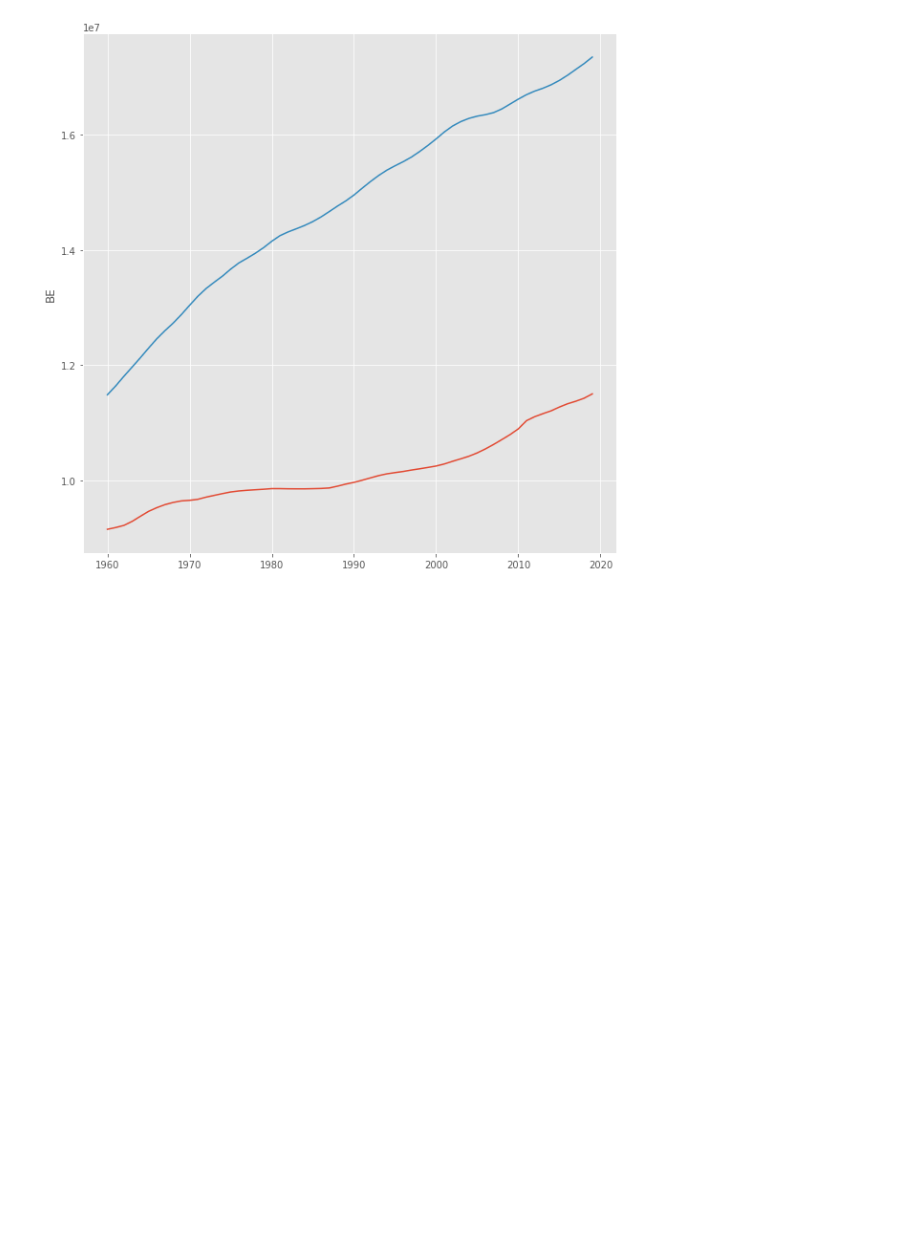
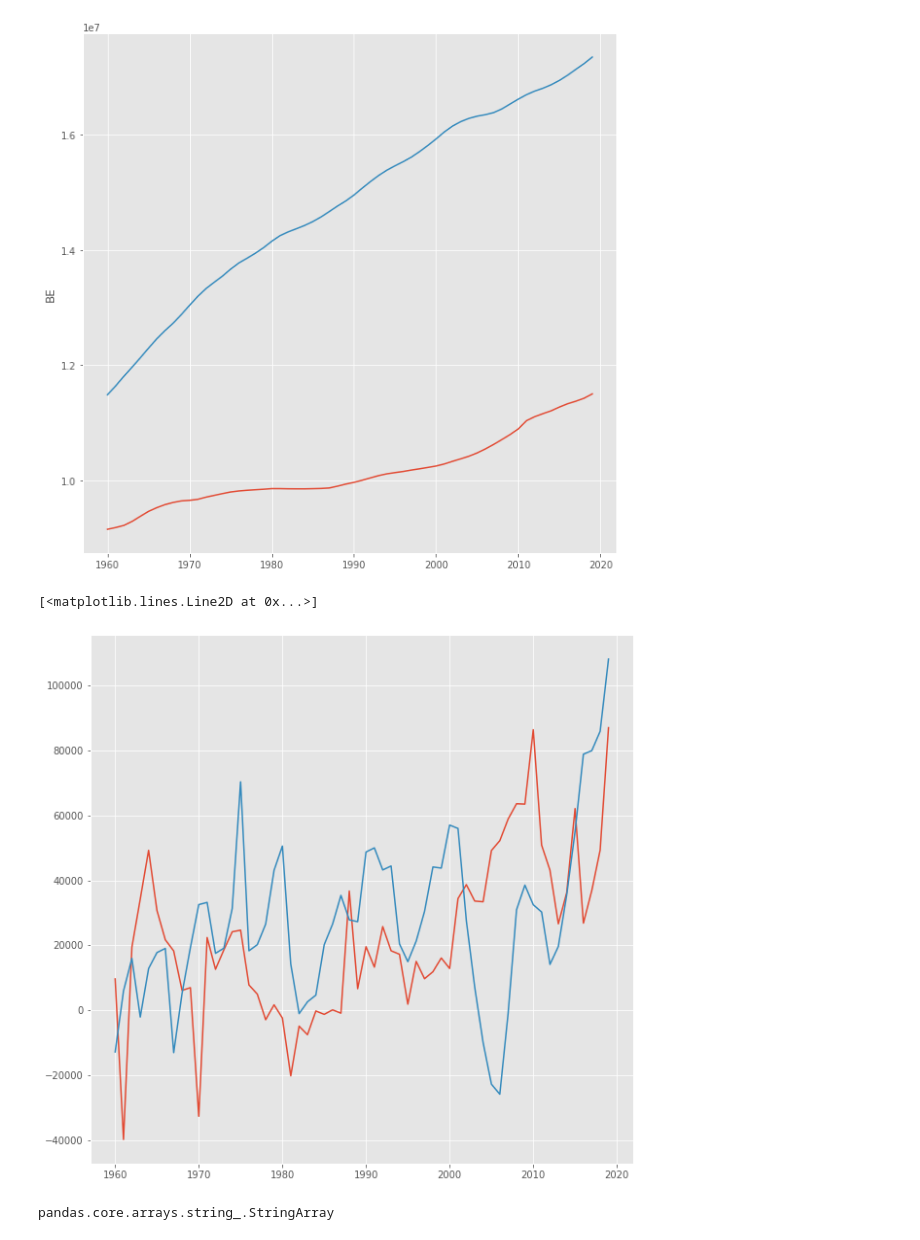
Before and after one commit to KoenVanSever/open_data_projects, a Jupyter notebook: eurostat_example.ipynb, the cells around one changed output. Drawn from its saved outputs; the diff is of its cells as text; code cells hidden in the pictures; blank space fills up the shorter version.

```diff
--- a/eurostat_example.ipynb
+++ b/eurostat_example.ipynb
@@ -181,3 +181,15 @@ sns.lineplot(data = population.AVG.NL.astype("Int64"), ax = ax)
 <AxesSubplot:ylabel='BE'>
 <Figure size 720x720 with 0 Axes>
 [figure]
+# %%
+fig, ax = plt.subplots()
+migr_net = population.CNMIGRAT.dropna(axis = 0, how = "all")
+ax.plot(migr_net.BE.index, migr_net.BE.astype("int"))
+ax.plot(migr_net.NL.index, migr_net.NL.astype("int"))
+# %% [output]
+[<matplotlib.lines.Line2D at 0x...>]
+[figure, added]
+# %%
+type(migr_net.BE.array)
+# %% [output]
+pandas.core.arrays.string_.StringArray
```
Also changed, not shown: parts of 3 cells of this notebook, 1 other file.
